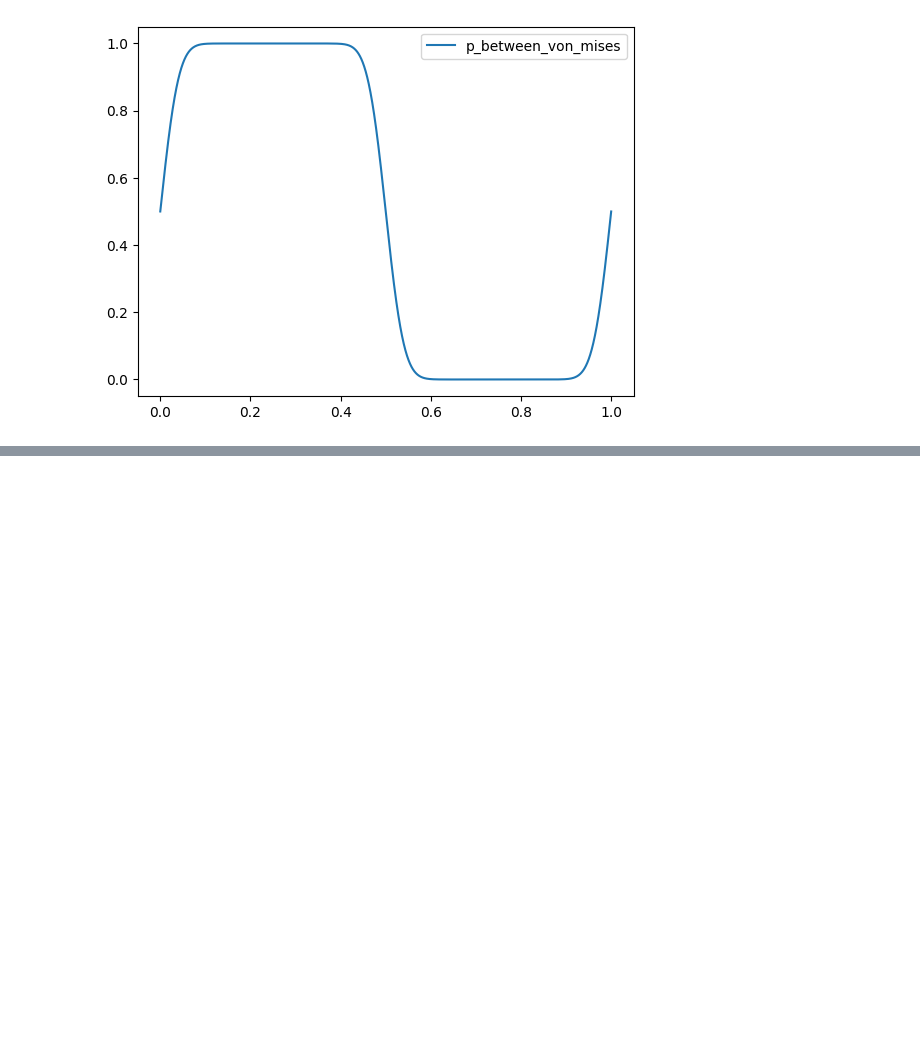
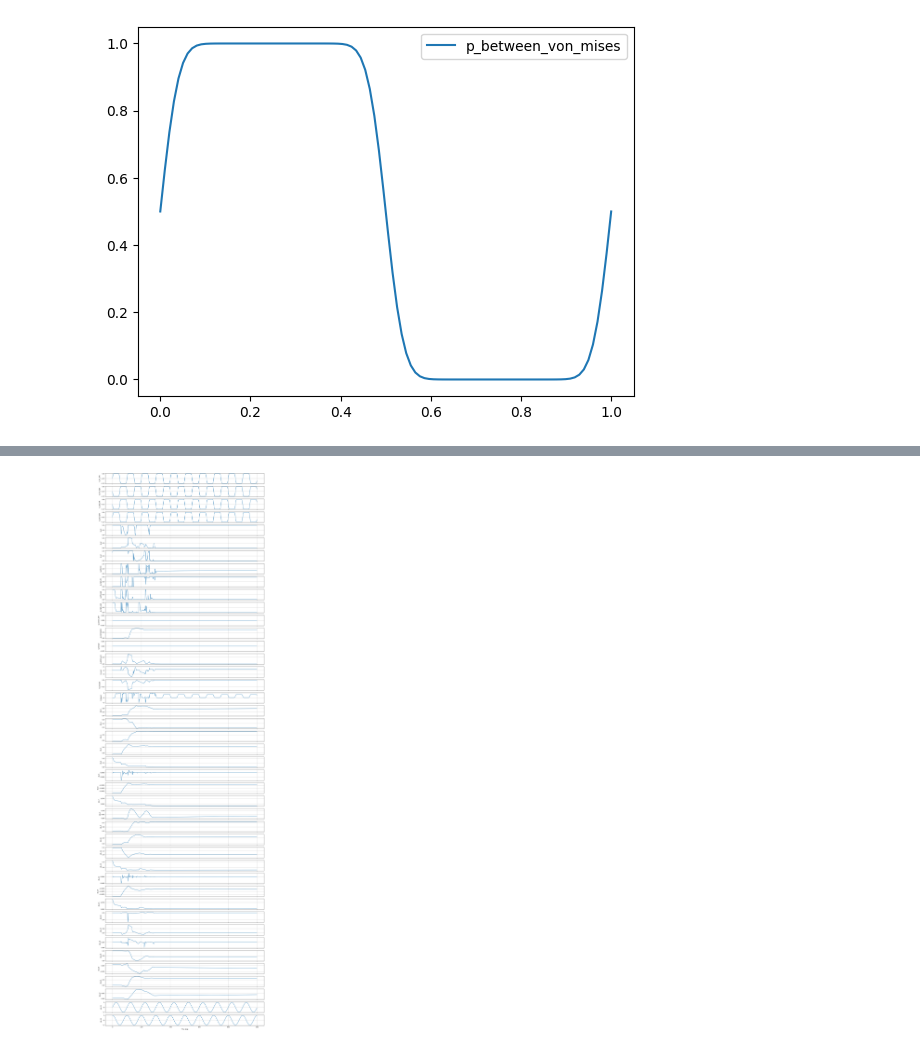
Before and after one commit to alhussein-jamil/Cassie, a Jupyter notebook: Cassie_Testing.ipynb, the cells around one changed output, grey strips where cells are left out. Saved outputs shown, nothing was run; the diff lists cells and outputs as text; code cells hidden in the pictures; blank space fills up the shorter version.

```diff
--- a/Cassie_Testing.ipynb
+++ b/Cassie_Testing.ipynb
@@ -122,0 +131,13 @@ plt.show()
+# %%
+actuator_ranges = {
+    'left-hip-roll': [-4.5, 4.5],
+    'left-hip-yaw': [-4.5, 4.5],
+    'left-hip-pitch': [-12.2, 12.2],
+    'left-knee': [-12.2, 12.2],
+    'left-foot': [-0.9, 0.9],
+    'right-hip-roll': [-4.5, 4.5],
+    'right-hip-yaw': [-4.5, 4.5],
+    'right-hip-pitch': [-12.2, 12.2],
+    'right-knee': [-12.2, 12.2],
+    'right-foot': [-0.9, 0.9]
+}
@@ -343,0 +423,53 @@ class CassieEnv(MujocoEnv):
+# %%
+import numpy as np
+import matplotlib.pyplot as plt
+
+
+
+# create the environment
+config = {}
+cassie = CassieEnv(config)
+cassie.reset()
+# render in rgb_array mode and show used quantities
+cassie.render_mode = "rgb_array"
+rendered_frames = []
+used_quantities = []
+for _ in range(500):
+    obs, _, _, _,_ = cassie.step(np.zeros(10))
+    print(len(obs))
+    rendered_frame = cassie.render()
+    rendered_frames.append(rendered_frame)
+    for i in range (len(obs)):
+        cassie.used_quantities["ob_"+str(i)] = obs[i]
+    used_quantities.append(cassie.used_quantities)
+
+# convert list of dictionaries to dictionary of lists
+used_quantities = {k: [d[k] for d in used_quantities] for k in used_quantities[0]}
+# save the rendered frames as a video
+import cv2
+
+height, width, _ = rendered_frames[0].shape
+fourcc = cv2.VideoWriter_fourcc(*"mp4v")
+video_path = "cassie_rendering.mp4"
+video = cv2.VideoWriter(video_path, fourcc, 100, (width, height))
+for frame in rendered_frames:
+    video.write(frame)
+video.release()
+from IPython.display import Video
+
+Video(f'<video controls src="{video_path}"/>',embed = True)
+# plot the used quantities
+fig, axs = plt.subplots(len(used_quantities), 1, figsize=(20, 70), sharex=True)
+for i, key in enumerate(used_quantities):
+    axs[i].plot(used_quantities[key])
+    axs[i].set_ylabel(key)
+    axs[i].grid(True)
+plt.xlabel("Time Step")
+plt.show()
+
+#mean value for each observation
+for i in range (len(obs)):
+    print ("ob_"+str(i),np.mean(used_quantities["ob_"+str(i)]))
+#mean of all obs in used quantities
+print ("ob",np.mean(obs))
+# %% [output]
@@ -343,0 +493 @@ class CassieEnv(MujocoEnv):
+[figure, added]
```
Also changed, not shown: parts of 28 cells of this notebook, 8 other files.
